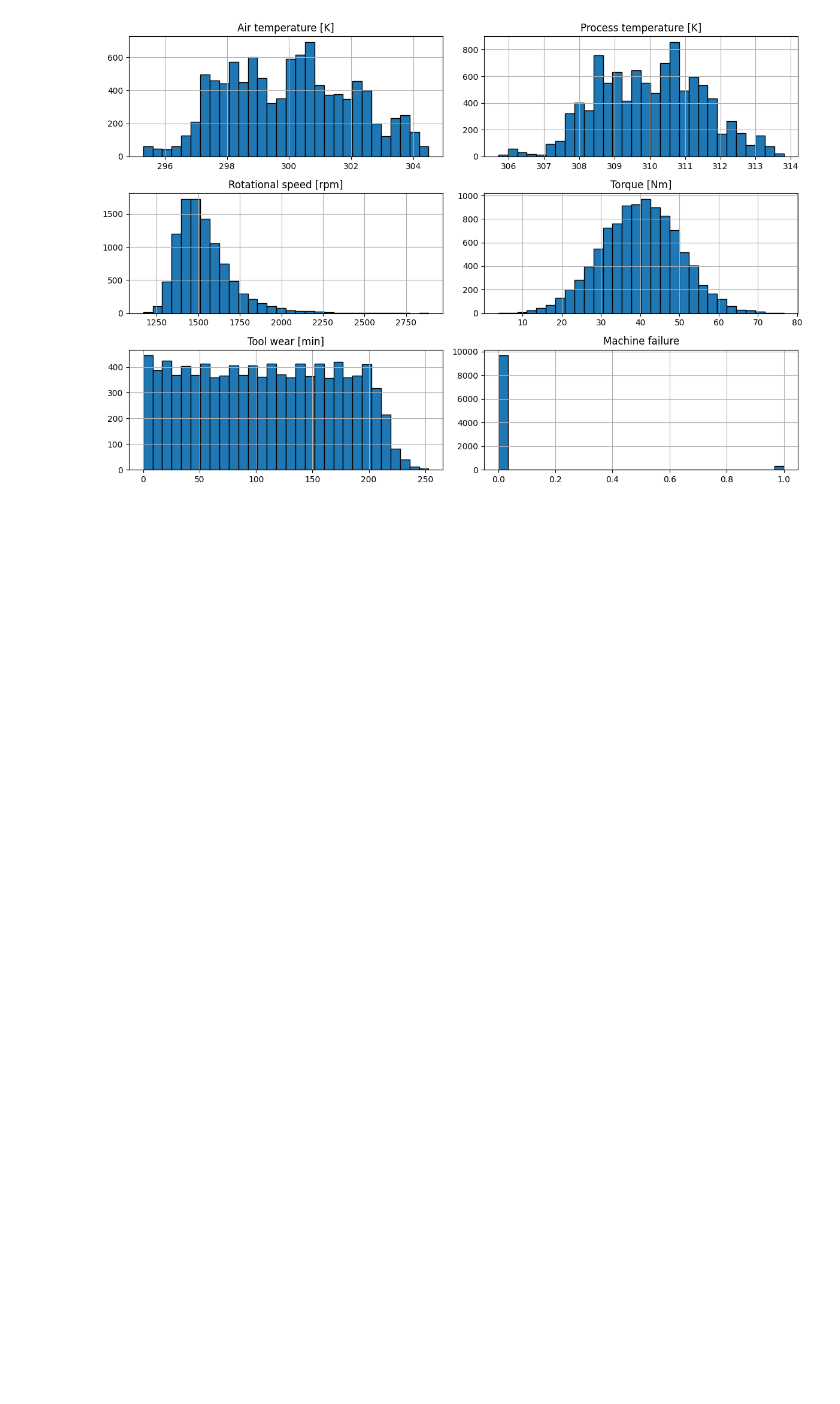
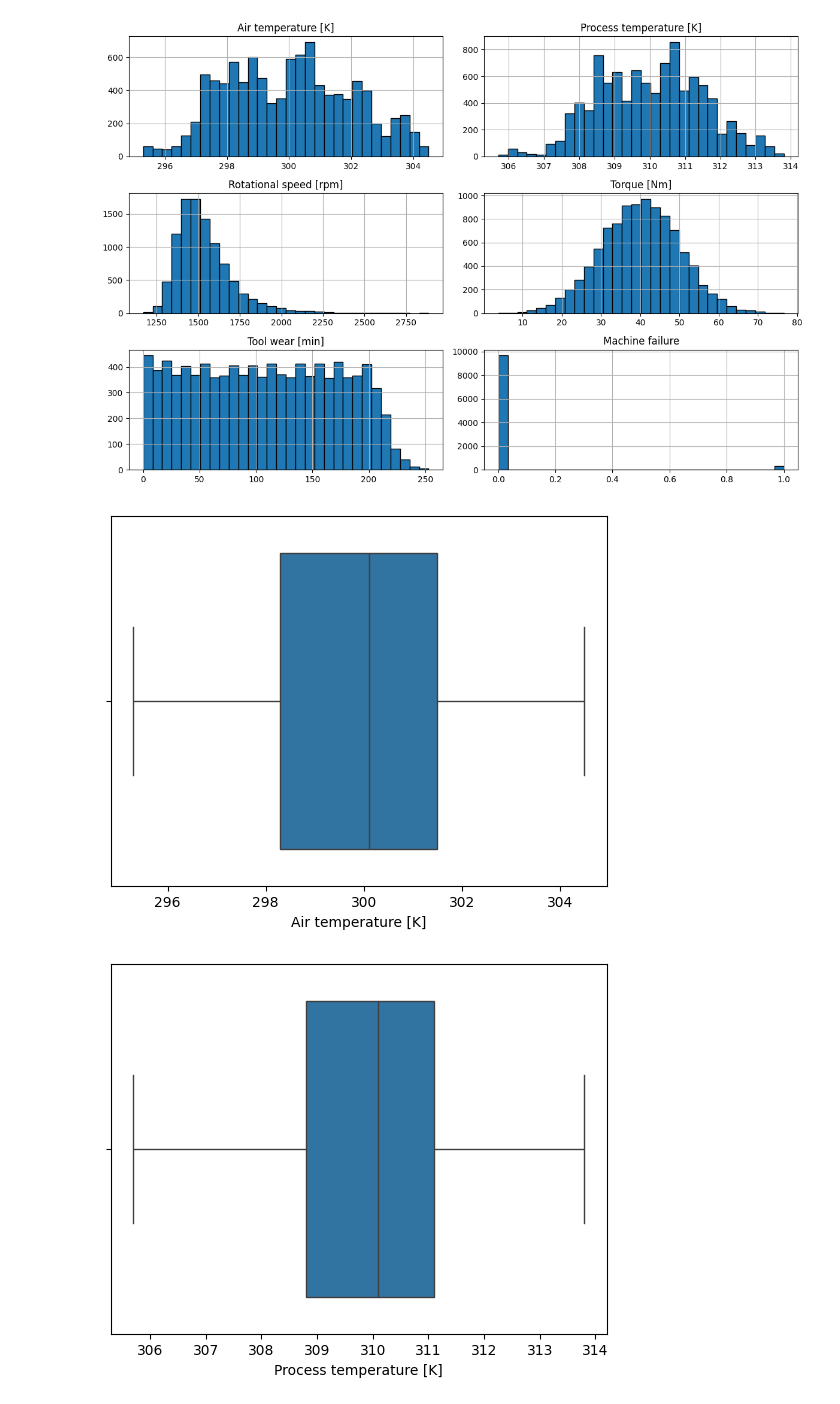
Before and after one commit to araujojv/manutencao_preventiva, a Jupyter notebook: Manutenção_preventiva.ipynb, the cells around one changed output. Cells and saved outputs as stored; diff of their text form; code cells hidden in the pictures; blank space fills up the shorter version.

Commit message:
checking outliers

```diff
--- a/Manutenção_preventiva.ipynb
+++ b/Manutenção_preventiva.ipynb
@@ -150,3 +151,13 @@ plt.tight_layout()
 plt.show()
 # %% [output]
 [figure]
+# %%
+##verificando outliers
+
+for column in df_limpo.select_dtypes(include=["number"]).columns:
+    plt.Figure
+    sns.boxplot(x=df_limpo[column])
+    plt.show()
+# %% [output]
+[figure, added]
+[figure, added]
```
Also changed, not shown: parts of 2 cells of this notebook.
